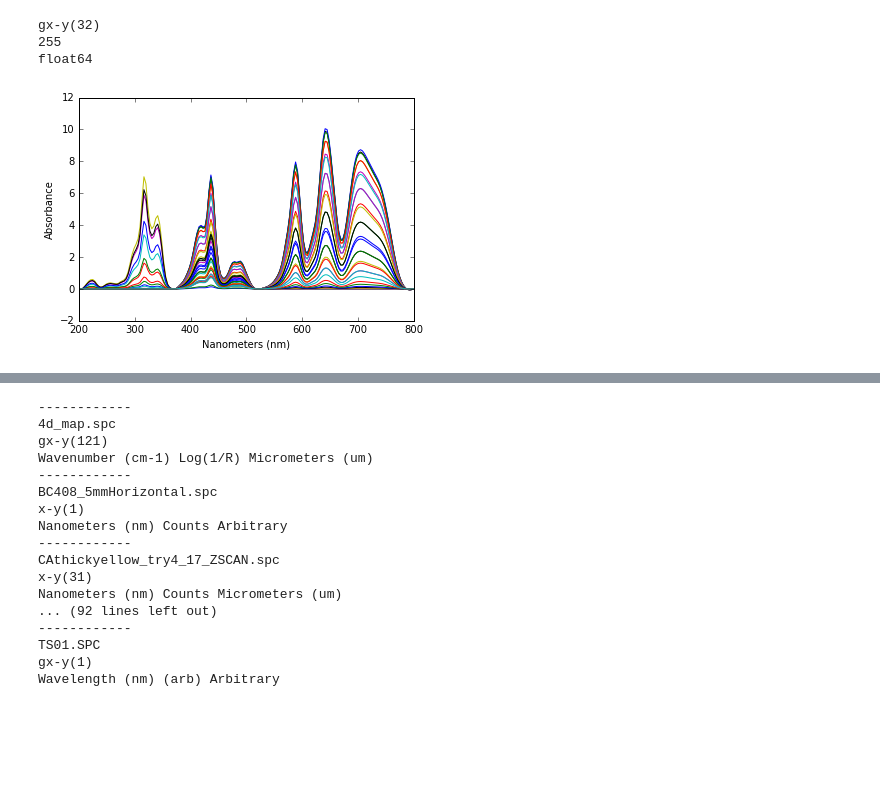
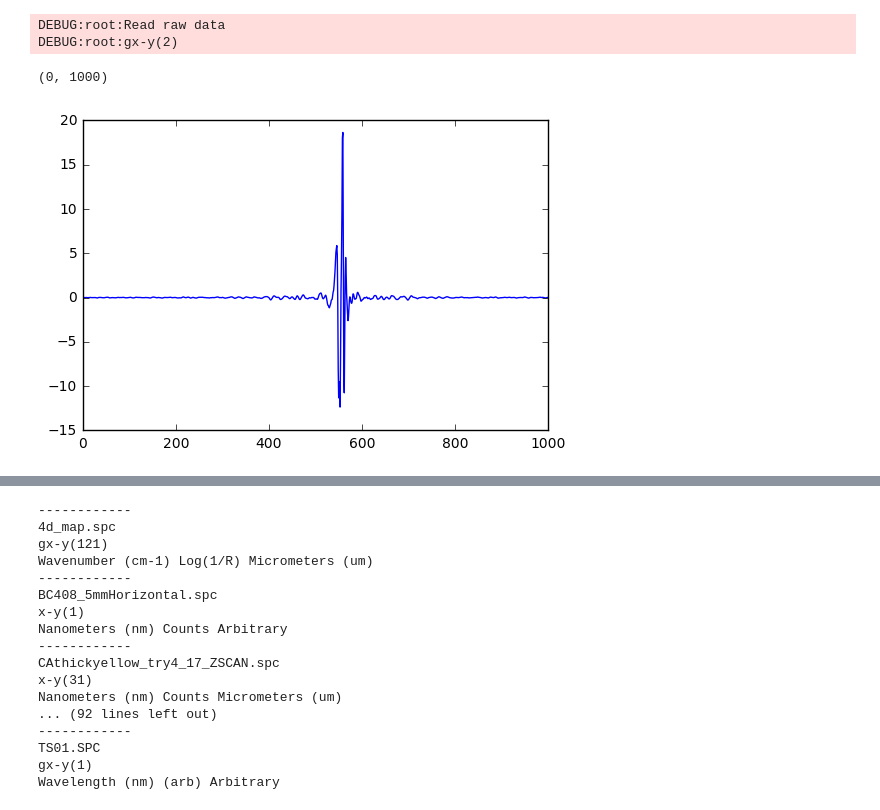
Before and after one commit to rohanisaac/spc, a Jupyter notebook: notebooks/spc_test.ipynb, the cells around one changed output, grey strips where cells are left out. Drawn from its saved outputs; the diff is of its cells as text; code cells hidden in the pictures; blank space fills up the shorter version.

```diff
--- a/notebooks/spc_test.ipynb
+++ b/notebooks/spc_test.ipynb
@@ -29,10 +20,0 @@ RAMAN.SPC                        txt3/
-# %%
-f = spc.File('../test_data/m_evenz.spc')
-g = f.plot()
-print(f.sub[0].subexp)
-print(f.sub[0].y.dtype)
-# %% [output]
-gx-y(32)
-255
-float64
-[figure, removed]
@@ -38,0 +24,13 @@ float64
+# %%
+%matplotlib inline
+import matplotlib.pyplot as plt
+import spc
+
+f = spc.File('../test_data/cts0416a.spc')
+plt.plot(f.x, f.sub[0].y)
+plt.xlim(0, 1000)
+# %% [output]
+DEBUG:root:Read raw data
+DEBUG:root:gx-y(2)
+(0, 1000)
+[figure, added]
```
Also changed, not shown: parts of 5 cells of this notebook, 1 other file.
